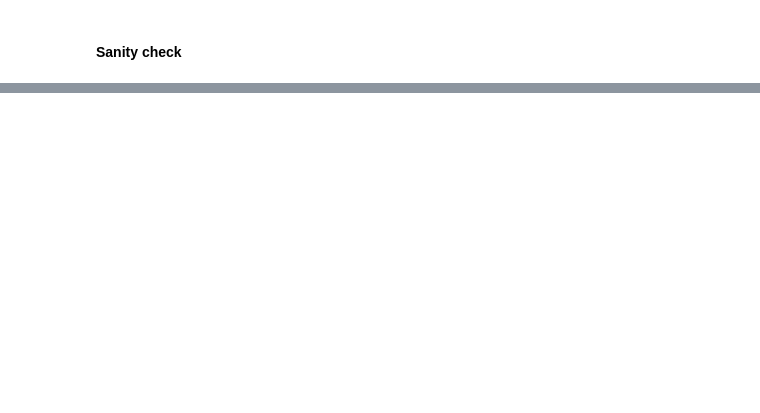
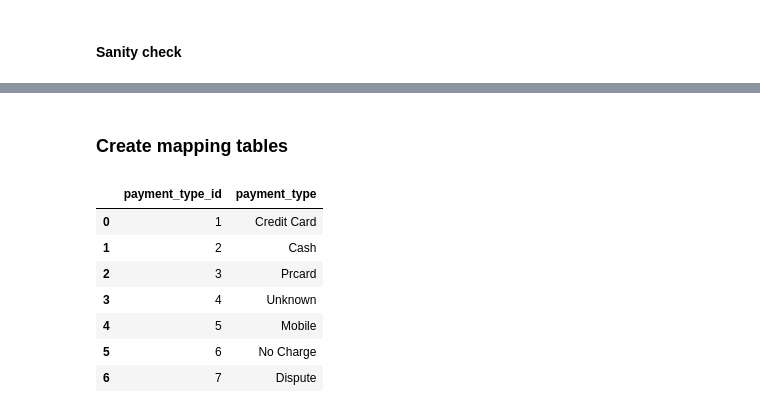
Before and after one commit to Zsolt-d/Chicago_data_engineering, a Jupyter notebook: src/notebooks/06_trips_data_mapping.ipynb, the cells around one changed output, grey strips where cells are left out. Saved outputs shown, nothing was run; the diff lists cells and outputs as text; code cells hidden in the pictures; blank space fills up the shorter version.

```diff
--- a/src/notebooks/06_trips_data_mapping.ipynb
+++ b/src/notebooks/06_trips_data_mapping.ipynb
@@ -261,0 +262,21 @@ taxi_trips.nlargest(5, 'fare')
+# %% [markdown]
+### Create mapping tables
+# %%
+payment_type_map_table = taxi_trips['payment_type'].drop_duplicates().reset_index(drop=True)
+
+payment_type_map_table = pd.DataFrame(
+    {
+        'payment_type_id': range(1, len(payment_type_map_table) + 1),
+        'payment_type': payment_type_map_table
+    }
+)
+payment_type_map_table
+# %% [output]
+|  | payment_type_id | payment_type |
+| 0 | 1 | Credit Card |
+| 1 | 2 | Cash |
+| 2 | 3 | Prcard |
+| 3 | 4 | Unknown |
+| 4 | 5 | Mobile |
+| 5 | 6 | No Charge |
+| 6 | 7 | Dispute |
```
Also changed, not shown: parts of 34 cells of this notebook, 2 other files.
